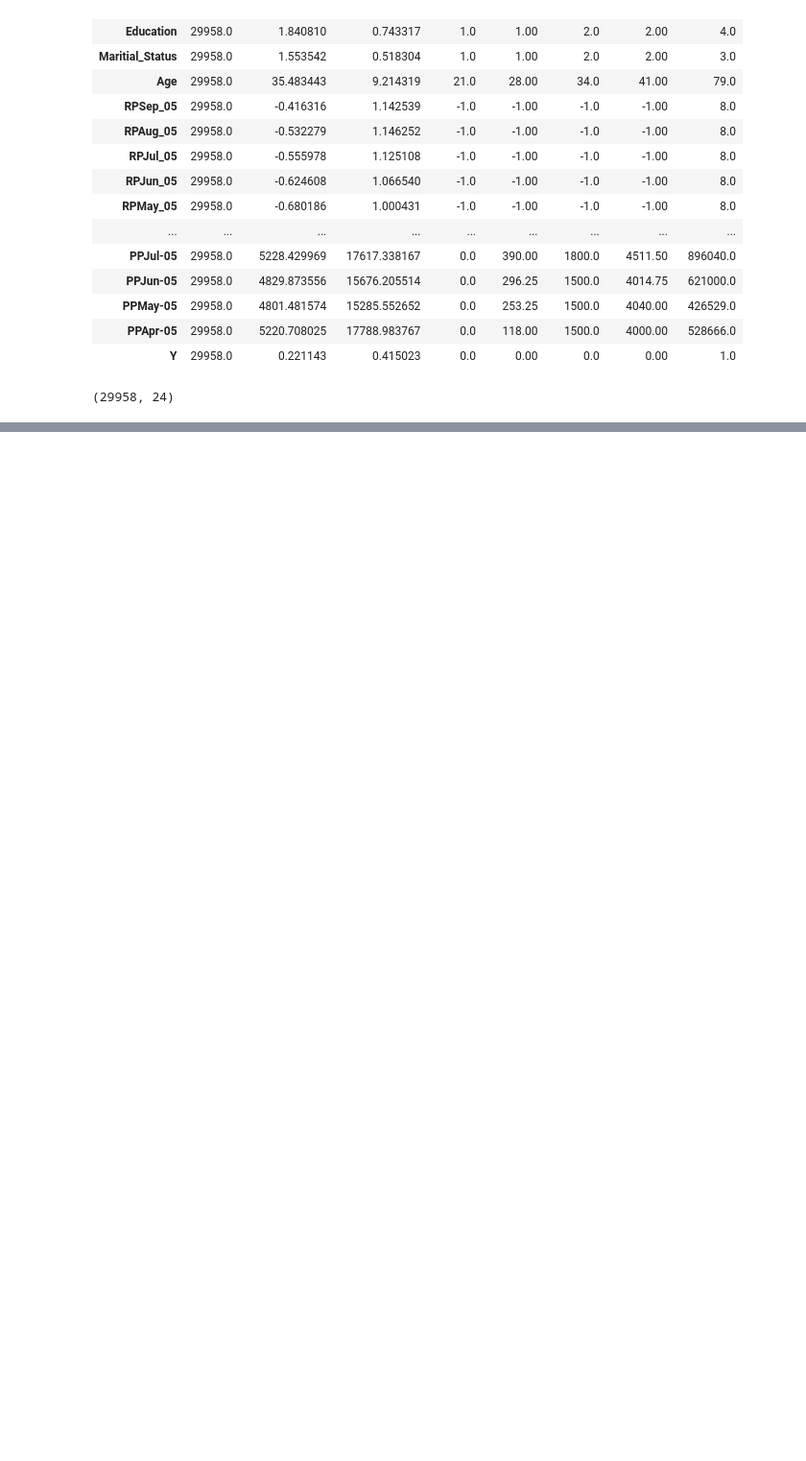
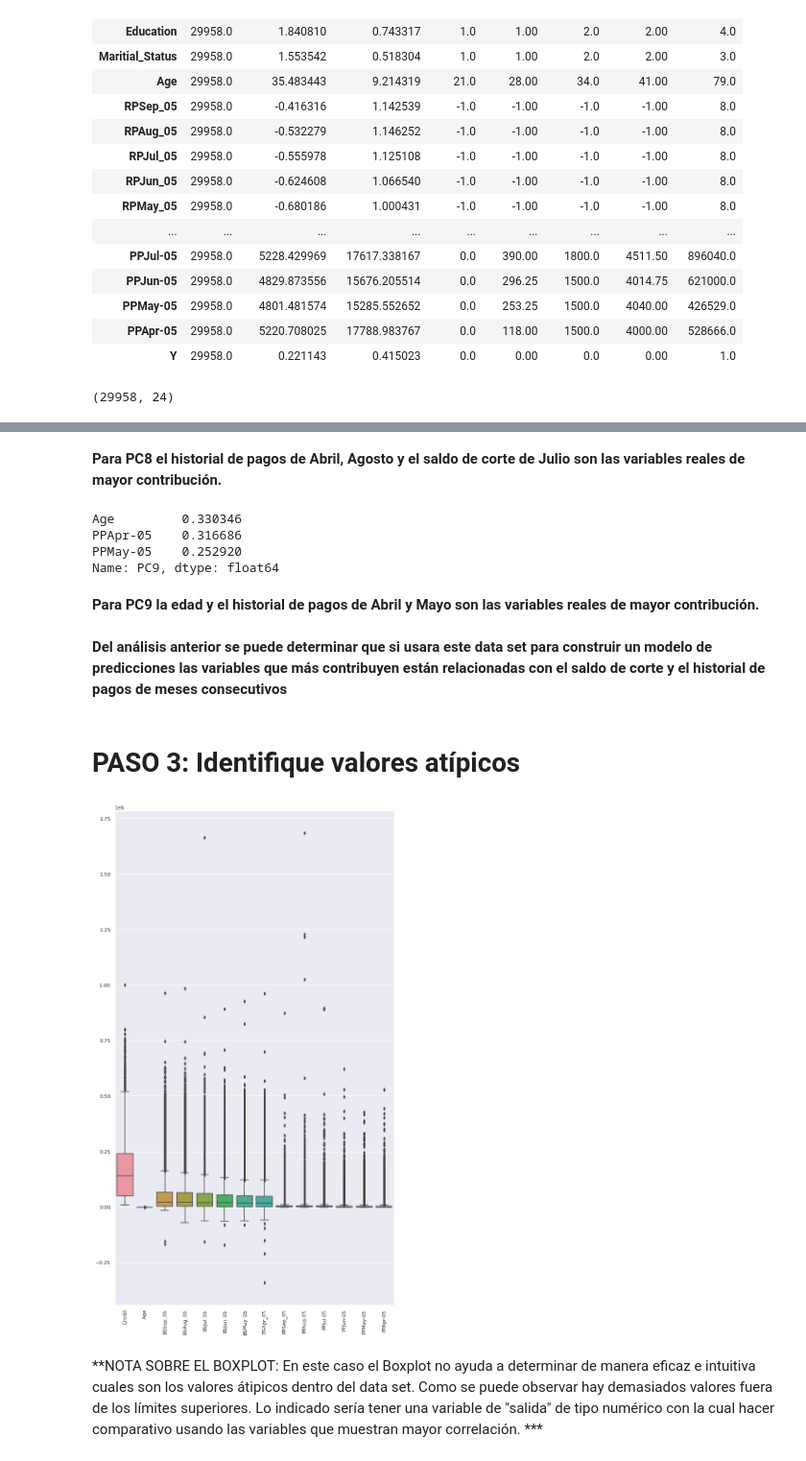
Before and after one commit to PosgradoMNA/actividades-del-proyecto-equipo-132, a Jupyter notebook: Actividad_Semana_4_Eq132.ipynb, the cells around one changed output, grey strips where cells are left out. Shown: that part at 96% size. Saved outputs shown, nothing was run; the diff lists cells and outputs as text; code cells hidden in the pictures; blank space fills up the shorter version.

```diff
--- a/Actividad_Semana_4_Eq132.ipynb
+++ b/Actividad_Semana_4_Eq132.ipynb
@@ -368,0 +287,24 @@ sns.boxplot(data=PCA_red_res)
+# %% [markdown]
+**Para PC8 el historial de pagos de Abril, Agosto y el saldo de corte de Julio son las variables reales de mayor contribución.**
+# %%
+PCA_red_res.PC9.nlargest(3)
+# %% [output]
+Age         0.330346
+PPApr-05    0.316686
+PPMay-05    0.252920
+Name: PC9, dtype: float64
+# %% [markdown]
+**Para PC9 la edad y el historial de pagos de Abril y Mayo son las variables reales de mayor contribución.**
+# %% [markdown]
+**Del análisis anterior se puede determinar que si usara este data set para construir un modelo de predicciones las variables que más contribuyen están relacionadas con el saldo de corte y el historial de pagos de meses consecutivos**
+# %% [markdown]
+# PASO 3: Identifique valores atípicos
+# %%
+sns.set(rc={'figure.figsize':(11,20)})
+sns.boxplot(data=df)
+plt.xticks(rotation=90)
+plt.show()
+# %% [output]
+[figure, added]
+# %% [markdown]
+**NOTA SOBRE EL BOXPLOT: En este caso el Boxplot no ayuda a determinar de manera eficaz e intuitiva cuales son los valores átipicos dentro del data set. Como se puede observar hay demasiados valores fuera de los límites superiores. Lo indicado sería tener una variable de "salida" de tipo numérico con la cual hacer comparativo usando las variables que muestran mayor correlación. ***
```
Also changed, not shown: parts of 66 cells of this notebook.
